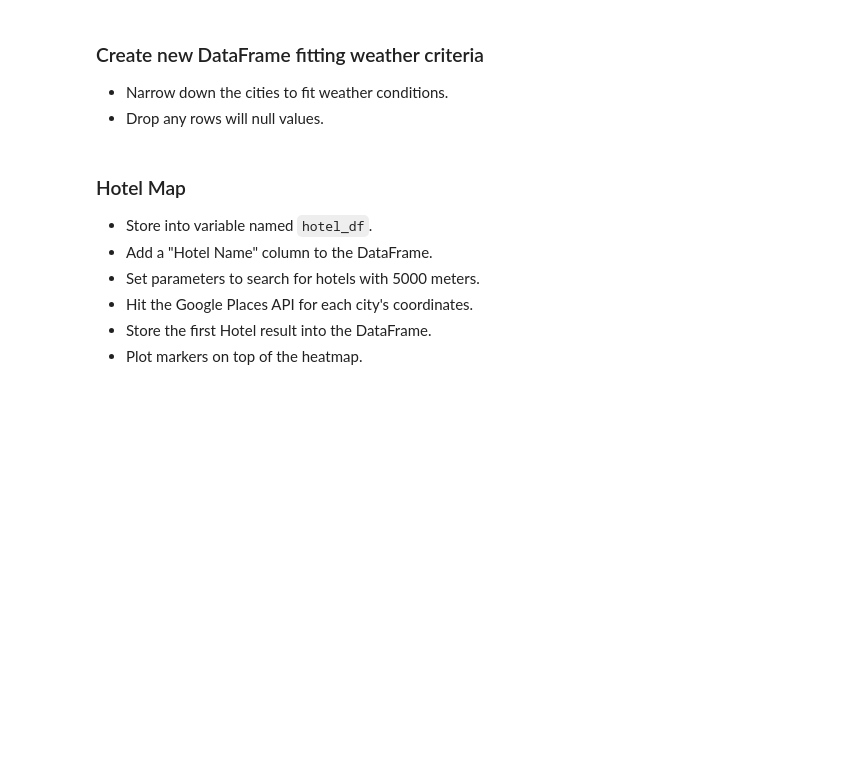
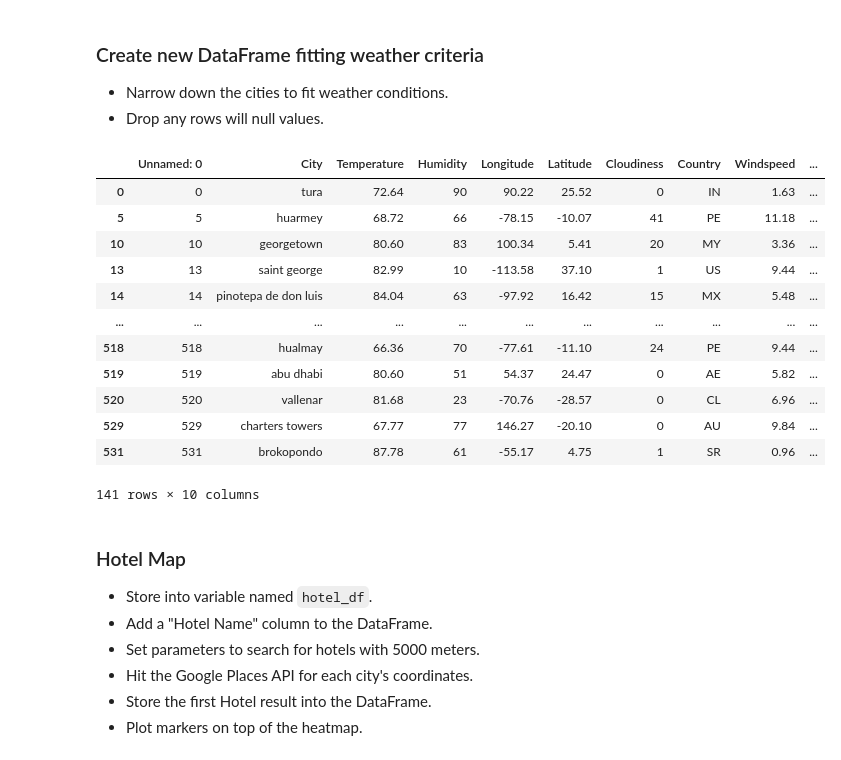
Before and after one commit to Candy-Capilla/python-api-challenge, a Jupyter notebook: VacationPy/VacationPy.ipynb, the cells around one changed output. Saved outputs shown, nothing was run; the diff lists cells and outputs as text; code cells hidden in the pictures; blank space fills up the shorter version.

```diff
--- a/VacationPy/VacationPy.ipynb
+++ b/VacationPy/VacationPy.ipynb
@@ -59,6 +63,24 @@ fig
 ### Create new DataFrame fitting weather criteria
 * Narrow down the cities to fit weather conditions.
 * Drop any rows will null values.
+# %%
+#create new data with specific conditions
+ideal_cities = cities_pd.loc[(cities_pd["Temperature"]>60)&(cities_pd["Temperature"]<90)&(cities_pd["Windspeed"]<20)&(cities_pd["Cloudiness"]<50)].dropna()
+ideal_cities
+# %% [output]
+|  | Unnamed: 0 | City | Temperature | Humidity | Longitude | Latitude | Cloudiness | Country | Windspeed | ... |
+| 0 | 0 | tura | 72.64 | 90 | 90.22 | 25.52 | 0 | IN | 1.63 | ... |
+| 5 | 5 | huarmey | 68.72 | 66 | -78.15 | -10.07 | 41 | PE | 11.18 | ... |
+| 10 | 10 | georgetown | 80.60 | 83 | 100.34 | 5.41 | 20 | MY | 3.36 | ... |
+| 13 | 13 | saint george | 82.99 | 10 | -113.58 | 37.10 | 1 | US | 9.44 | ... |
+| 14 | 14 | pinotepa de don luis | 84.04 | 63 | -97.92 | 16.42 | 15 | MX | 5.48 | ... |
+| ... | ... | ... | ... | ... | ... | ... | ... | ... | ... | ... |
+| 518 | 518 | hualmay | 66.36 | 70 | -77.61 | -11.10 | 24 | PE | 9.44 | ... |
+| 519 | 519 | abu dhabi | 80.60 | 51 | 54.37 | 24.47 | 0 | AE | 5.82 | ... |
+| 520 | 520 | vallenar | 81.68 | 23 | -70.76 | -28.57 | 0 | CL | 6.96 | ... |
+| 529 | 529 | charters towers | 67.77 | 77 | 146.27 | -20.10 | 0 | AU | 9.84 | ... |
+| 531 | 531 | brokopondo | 87.78 | 61 | -55.17 | 4.75 | 1 | SR | 0.96 | ... |
+141 rows × 10 columns
 # %% [markdown]
 ### Hotel Map
 * Store into variable named `hotel_df`.
```
Also changed, not shown: parts of 10 cells of this notebook.
